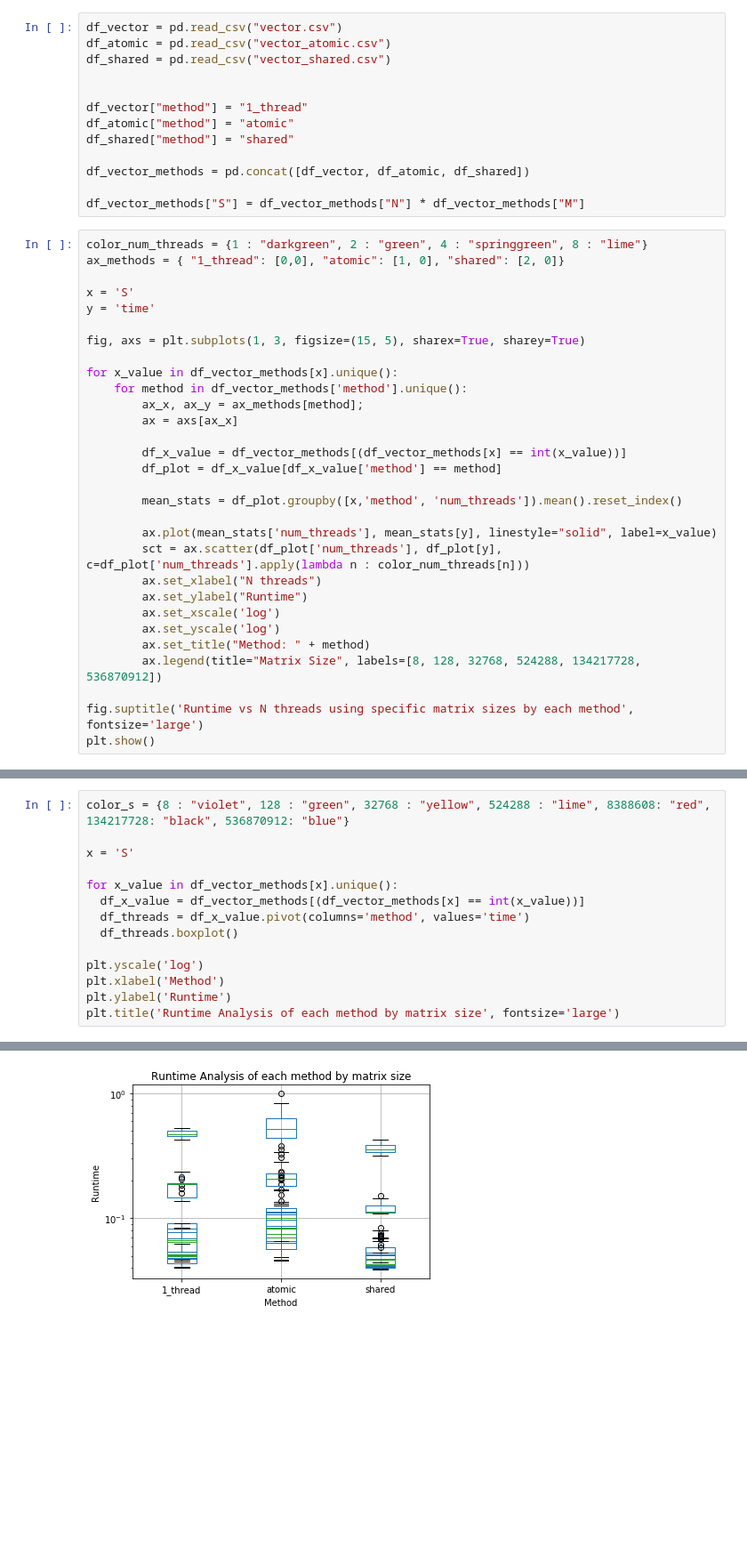
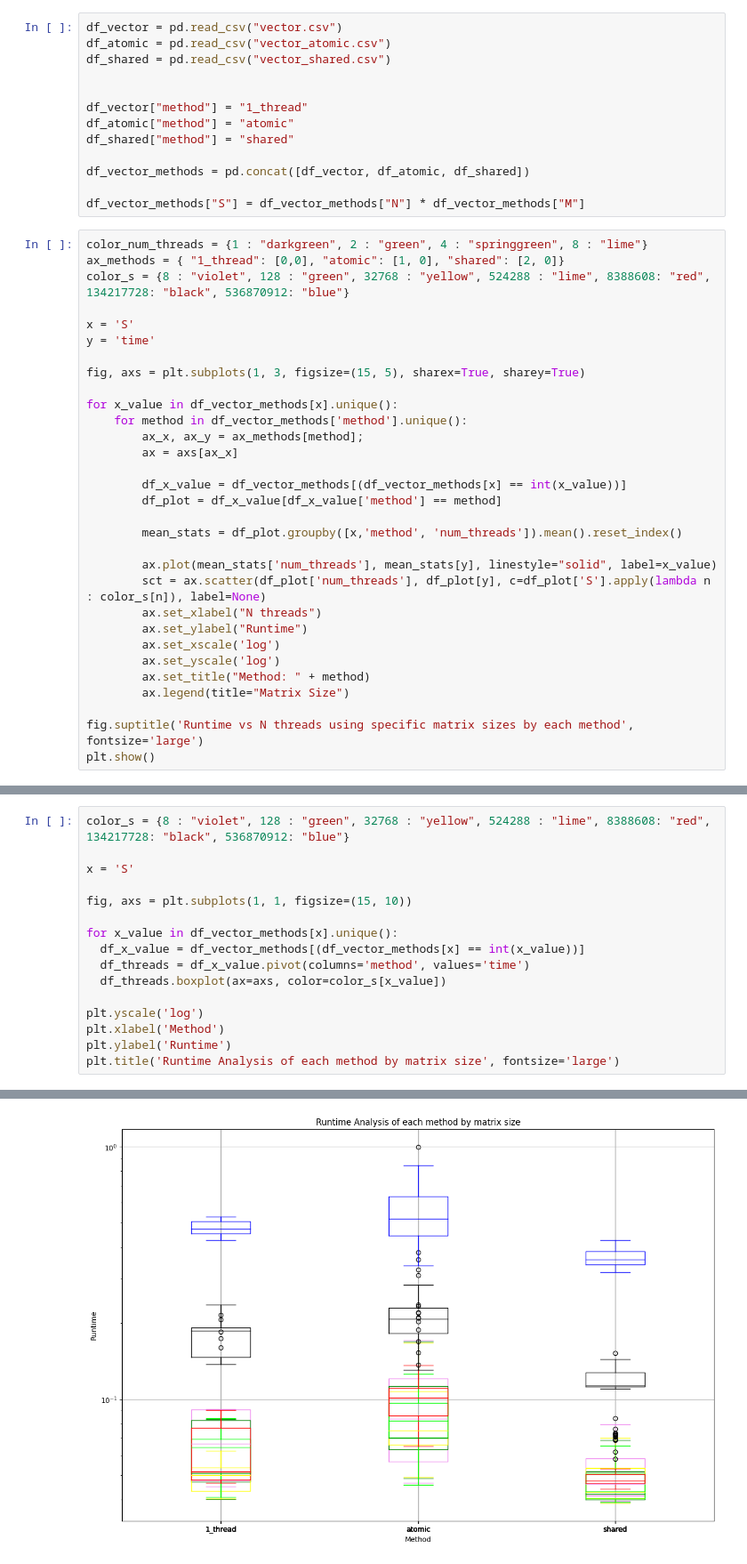
Before and after one commit to patriciobcs/multiprocessing-analysis, a Jupyter notebook: cuda/analysis.ipynb, the cells around one changed output, grey strips where cells are left out. Shown: that part at 89% size. Cells and saved outputs as stored; diff of their text form; blank space fills up the shorter version.

```diff
--- a/cuda/analysis.ipynb
+++ b/cuda/analysis.ipynb
@@ -119,6 +144,7 @@ df_vector_methods["S"] = df_vector_methods["N"] * df_vector_methods["M"]
 # %%
 color_num_threads = {1 : "darkgreen", 2 : "green", 4 : "springgreen", 8 : "lime"}
 ax_methods = { "1_thread": [0,0], "atomic": [1, 0], "shared": [2, 0]}
+color_s = {8 : "violet", 128 : "green", 32768 : "yellow", 524288 : "lime", 8388608: "red", 134217728: "black", 536870912: "blue"}
 
 x = 'S'
 y = 'time'
@@ -136,13 +162,13 @@ for x_value in df_vector_methods[x].unique():
         mean_stats = df_plot.groupby([x,'method', 'num_threads']).mean().reset_index()
 
         ax.plot(mean_stats['num_threads'], mean_stats[y], linestyle="solid", label=x_value)
-        sct = ax.scatter(df_plot['num_threads'], df_plot[y], c=df_plot['num_threads'].apply(lambda n : color_num_threads[n]))
+        sct = ax.scatter(df_plot['num_threads'], df_plot[y], c=df_plot['S'].apply(lambda n : color_s[n]), label=None)
         ax.set_xlabel("N threads")
         ax.set_ylabel("Runtime")
         ax.set_xscale('log')
         ax.set_yscale('log')
         ax.set_title("Method: " + method)
-        ax.legend(title="Matrix Size", labels=[8, 128, 32768, 524288, 134217728, 536870912])
+        ax.legend(title="Matrix Size")
 
 fig.suptitle('Runtime vs N threads using specific matrix sizes by each method', fontsize='large')
 plt.show()
@@ -153,17 +185,19 @@ In the previous diagram we can see the comparaison between the 3 methods accordi
 # %%
 color_s = {8 : "violet", 128 : "green", 32768 : "yellow", 524288 : "lime", 8388608: "red", 134217728: "black", 536870912: "blue"}
 
 x = 'S'
 
+fig, axs = plt.subplots(1, 1, figsize=(15, 10))
+
 for x_value in df_vector_methods[x].unique():
   df_x_value = df_vector_methods[(df_vector_methods[x] == int(x_value))]
   df_threads = df_x_value.pivot(columns='method', values='time')
-  df_threads.boxplot()
+  df_threads.boxplot(ax=axs, color=color_s[x_value])
 
 plt.yscale('log')
 plt.xlabel('Method')
 plt.ylabel('Runtime')
 plt.title('Runtime Analysis of each method by matrix size', fontsize='large')
 # %% [output]
 Text(0.5, 1.0, 'Runtime Analysis of each method by matrix size')
-[figure, old version]
+[figure, new version]
```
Also changed, not shown: parts of 16 cells of this notebook.
